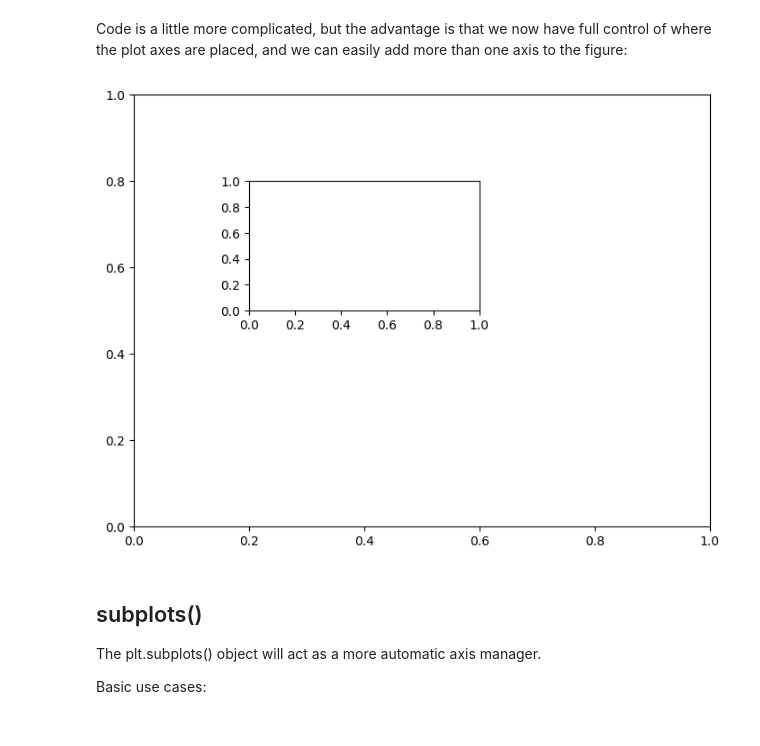
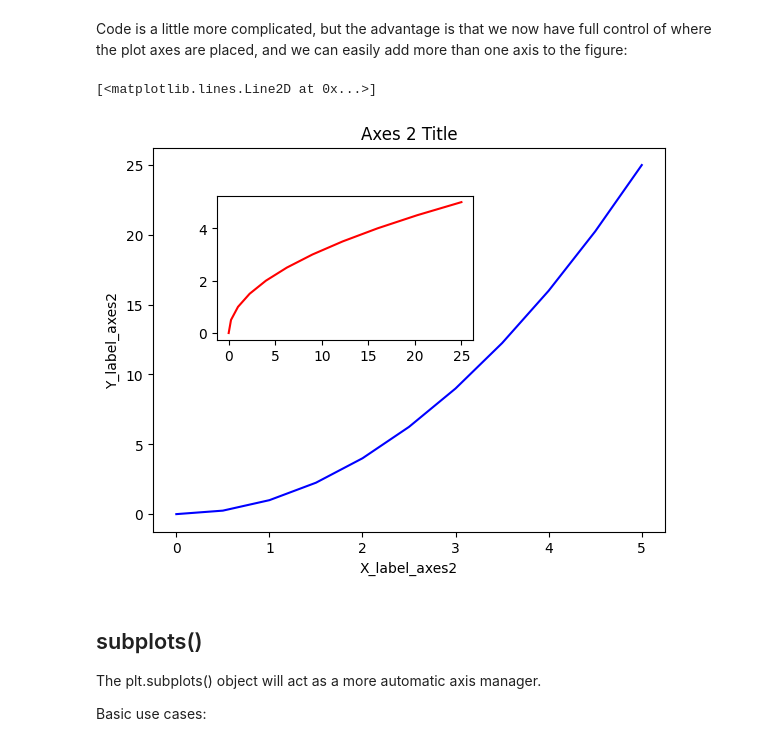
Before and after one commit to hmeleiro/udemy-ds-python, a Jupyter notebook: 05-Data-Visualization-with-Matplotlib/01-Matplotlib Concepts Lecture.ipynb, the cells around one changed output. Drawn from its saved outputs; the diff is of its cells as text; code cells hidden in the pictures.

Commit message:
matplotlib unit done seaborn unit started

```diff
--- a/05-Data-Visualization-with-Matplotlib/01-Matplotlib Concepts Lecture.ipynb
+++ b/05-Data-Visualization-with-Matplotlib/01-Matplotlib Concepts Lecture.ipynb
@@ -121,23 +121,24 @@ Code is a little more complicated, but the advantage is that we now have full co
 # %%
 # Creates blank canvas
 fig = plt.figure()
 
-axes1 = fig.add_axes([0, 0, 1, 1]) # main axes
+axes1 = fig.add_axes([.1, .1, .8, .8]) # main axes
 axes2 = fig.add_axes([0.2, 0.5, 0.4, 0.3]) # inset axes
 
 # Larger Figure Axes 1
-# axes1.plot(x, y, 'b')
-# axes1.set_xlabel('X_label_axes2')
-# axes1.set_ylabel('Y_label_axes2')
-# axes1.set_title('Axes 2 Title')
+axes1.plot(x, y, 'b')
+axes1.set_xlabel('X_label_axes2')
+axes1.set_ylabel('Y_label_axes2')
+axes1.set_title('Axes 2 Title')
 
 # # Insert Figure Axes 2
-# axes2.plot(y, x, 'r')
+axes2.plot(y, x, 'r')
 # axes2.set_xlabel('X_label_axes2')
 # axes2.set_ylabel('Y_label_axes2')
 # axes2.set_title('Axes 2 Title');
 # %% [output]
+[<matplotlib.lines.Line2D at 0x...>]
-[figure, old version]
+[figure, new version]
 # %% [markdown]
 ## subplots()
 
```
Also changed, not shown: parts of 18 cells of this notebook, 3 other files.
